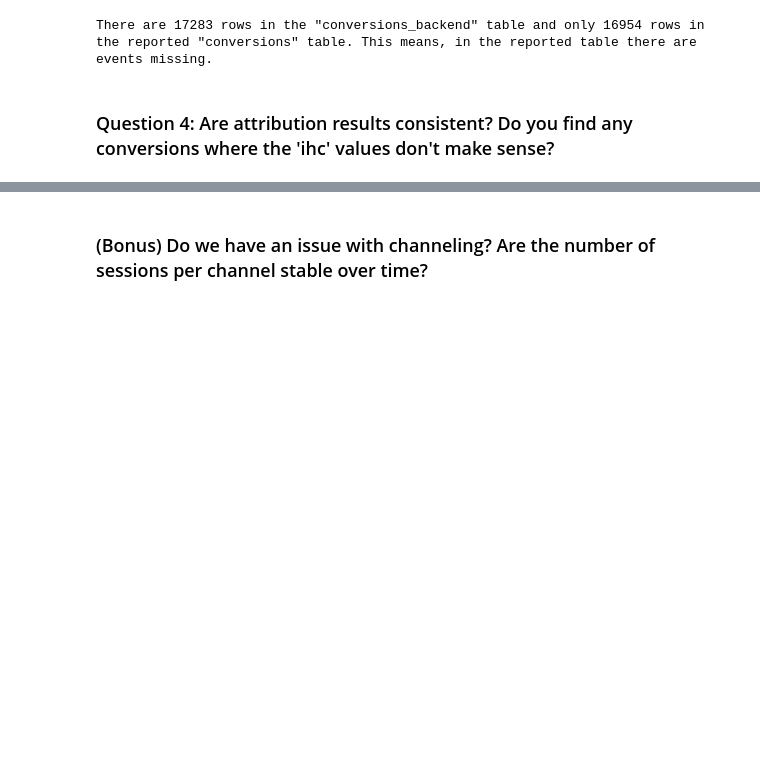
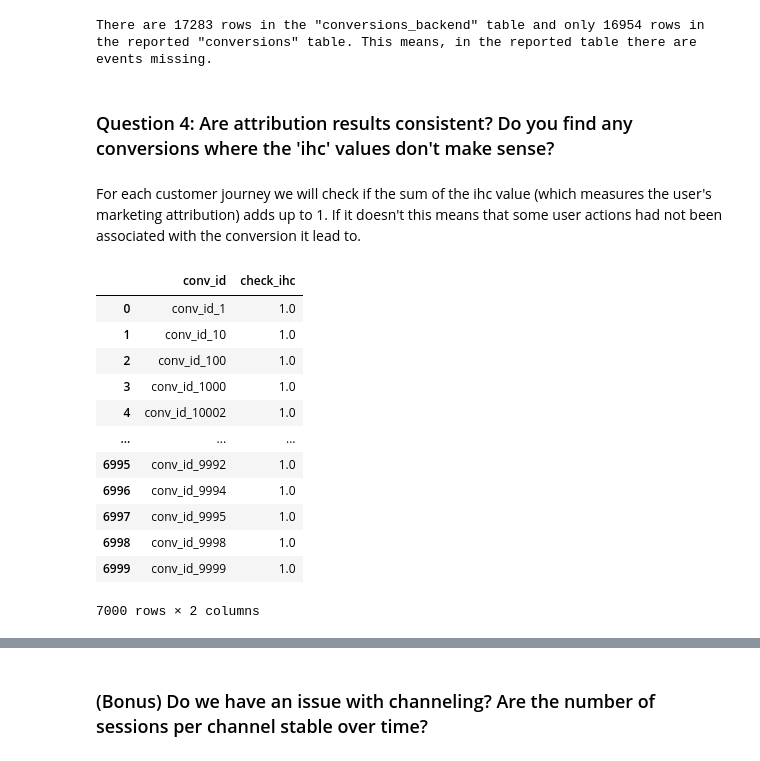
Before and after one commit to StefanieSenger/data_quality_challenge, a Jupyter notebook: Data_Quality_202108/report_data_quality.ipynb, the cells around one changed output, grey strips where cells are left out. Drawn from its saved outputs; the diff is of its cells as text; code cells hidden in the pictures; blank space fills up the shorter version.

```diff
--- a/Data_Quality_202108/report_data_quality.ipynb
+++ b/Data_Quality_202108/report_data_quality.ipynb
@@ -218,3 +224,30 @@ print(f'There are {backend} rows in the "conversions_backend" table and only {re
 There are 17283 rows in the "conversions_backend" table and only 16954 rows in the reported "conversions" table. This means, in the reported table there are events missing.
 # %% [markdown]
 ### Question 4: Are attribution results consistent? Do you find any conversions where the 'ihc' values don't make sense?
+# %% [markdown]
+For each customer journey we will check if the sum of the ihc value (which measures the user's marketing attribution) adds up to 1. If it doesn't this means that some user actions had not been associated with the conversion it lead to.
+# %%
+query = '''SELECT conv_id, ROUND(SUM(ihc),2) AS check_ihc
+FROM attribution_customer_journey
+GROUP BY conv_id
+'''
+c.execute(query)
+columns = []
+for ele in c.description:
+    columns.append(ele[0])
+results = pd.DataFrame(c.fetchall(), columns=columns)
+results
+# %% [output]
+|  | conv_id | check_ihc |
+| 0 | conv_id_1 | 1.0 |
+| 1 | conv_id_10 | 1.0 |
+| 2 | conv_id_100 | 1.0 |
+| 3 | conv_id_1000 | 1.0 |
+| 4 | conv_id_10002 | 1.0 |
+| ... | ... | ... |
+| 6995 | conv_id_9992 | 1.0 |
+| 6996 | conv_id_9994 | 1.0 |
+| 6997 | conv_id_9995 | 1.0 |
+| 6998 | conv_id_9998 | 1.0 |
+| 6999 | conv_id_9999 | 1.0 |
+7000 rows × 2 columns
```
Also changed, not shown: parts of 23 cells of this notebook.
